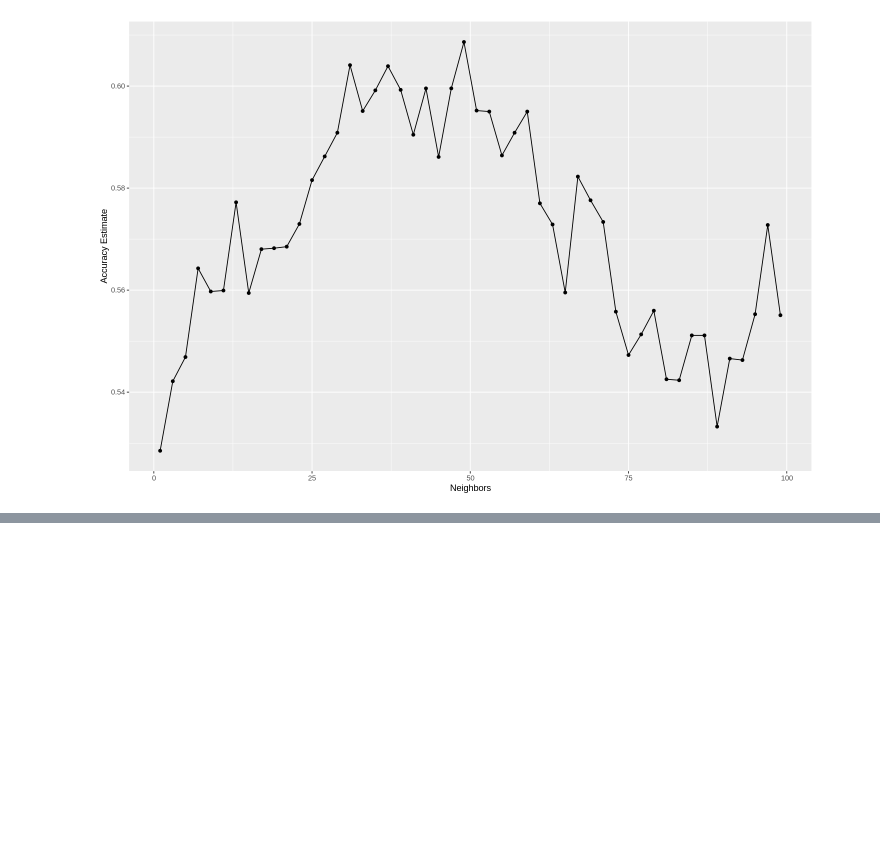
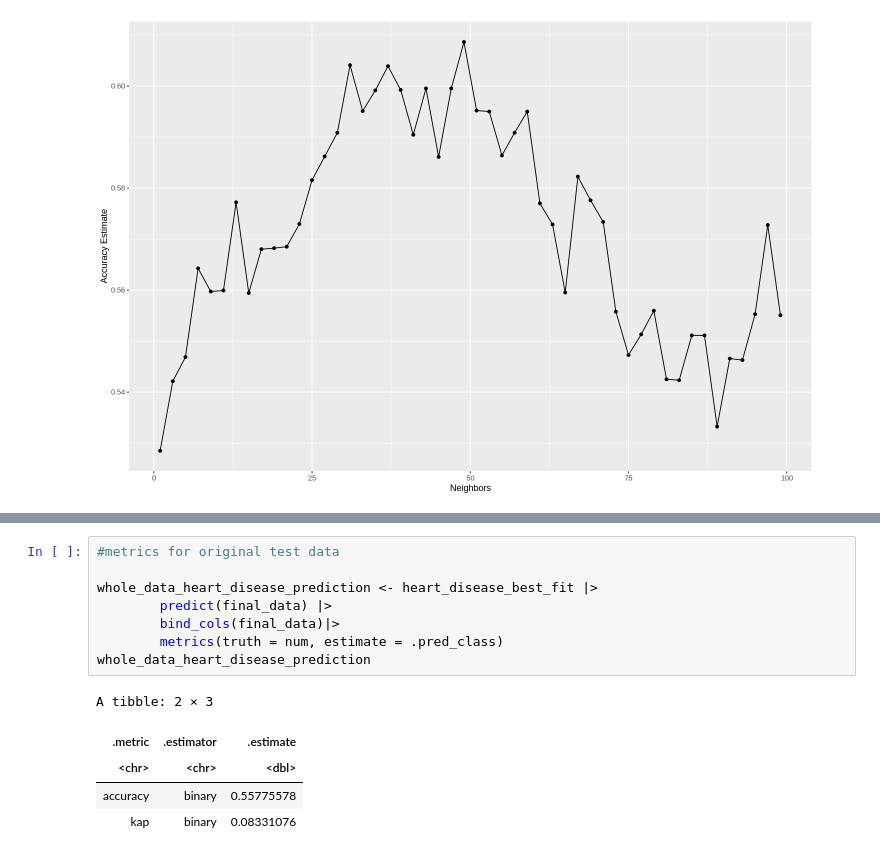
Before and after one commit to cchurch999/Data-Science-Group-Project-Books, a Jupyter notebook: Preliminary exploratory data analysis.ipynb, the cells around one changed output, grey strips where cells are left out. Saved outputs shown, nothing was run; the diff lists cells and outputs as text; blank space fills up the shorter version.

```diff
--- a/Preliminary exploratory data analysis.ipynb
+++ b/Preliminary exploratory data analysis.ipynb
@@ -296,0 +357,14 @@ ERROR: Error in `max()`:
+# %%
+#metrics for original test data
+
+whole_data_heart_disease_prediction <- heart_disease_best_fit |>
+        predict(final_data) |>
+        bind_cols(final_data)|>
+        metrics(truth = num, estimate = .pred_class)
+whole_data_heart_disease_prediction
+# %% [output]
+A tibble: 2 × 3
+| .metric | .estimator | .estimate |
+| <chr> | <chr> | <dbl> |
+| accuracy | binary | 0.55775578 |
+| kap | binary | 0.08331076 |
```
Also changed, not shown: parts of 8 cells of this notebook.
